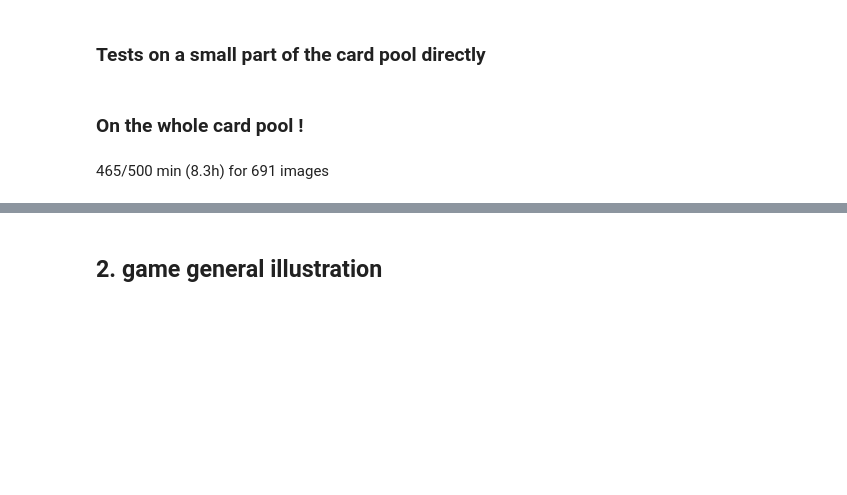
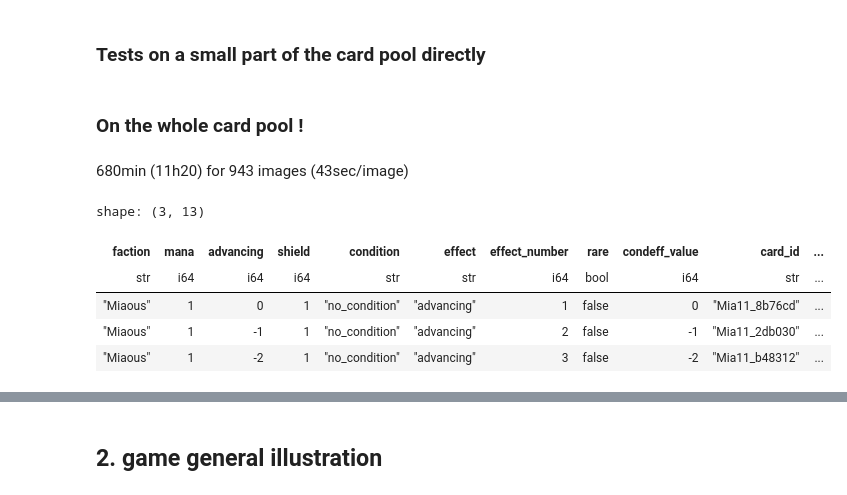
Before and after one commit to jordyBonnet/GlobeRunners_dev, a Jupyter notebook: lib/artdesign/debug/debug_art_style.ipynb, the cells around one changed output, grey strips where cells are left out. Drawn from its saved outputs; the diff is of its cells as text; code cells hidden in the pictures; blank space fills up the shorter version.

```diff
--- a/lib/artdesign/debug/debug_art_style.ipynb
+++ b/lib/artdesign/debug/debug_art_style.ipynb
@@ -266,10 +266,20 @@ for img, row in zip(images_list, all_rows):
 # %% [markdown]
 ### On the whole card pool !
 # %% [markdown]
-465/500 min (8.3h) for 691 images
+680min (11h20) for 943 images (43sec/image)
 # %%
-fac_name = "Twigs"  # Dwarves, Demons, Twigs, Miaous, Orcs, Mummies
-CARDPOOL = pl.read_parquet(os.path.join(HOME_DIR, "lib", "cardpool", f"fac_{fac_name}.parquet"))
+fac_name = "Miaous"  # Dwarves, Demons, Twigs, Miaous, Orcs, Mummies
+v = "0.6"
+
+CARDPOOL = pl.read_parquet(os.path.join(HOME_DIR, "lib", "cardpool", f"fac_{fac_name}_{v}.parquet"))
+CARDPOOL.head(3)
+# %% [output]
+shape: (3, 13)
+| faction | mana | advancing | shield | condition | effect | effect_number | rare | condeff_value | card_id | ... |
+| str | i64 | i64 | i64 | str | str | i64 | bool | i64 | str | ... |
+| "Miaous" | 1 | 0 | 1 | "no_condition" | "advancing" | 1 | false | 0 | "Mia11_8b76cd" | ... |
+| "Miaous" | 1 | -1 | 1 | "no_condition" | "advancing" | 2 | false | -1 | "Mia11_2db030" | ... |
+| "Miaous" | 1 | -2 | 1 | "no_condition" | "advancing" | 3 | false | -2 | "Mia11_b48312" | ... |
 # %%
 for row in CARDPOOL.with_row_index().iter_rows(named=True):
     # for debugging purposes
```
Also changed, not shown: parts of 7 cells of this notebook, 23 other files.
